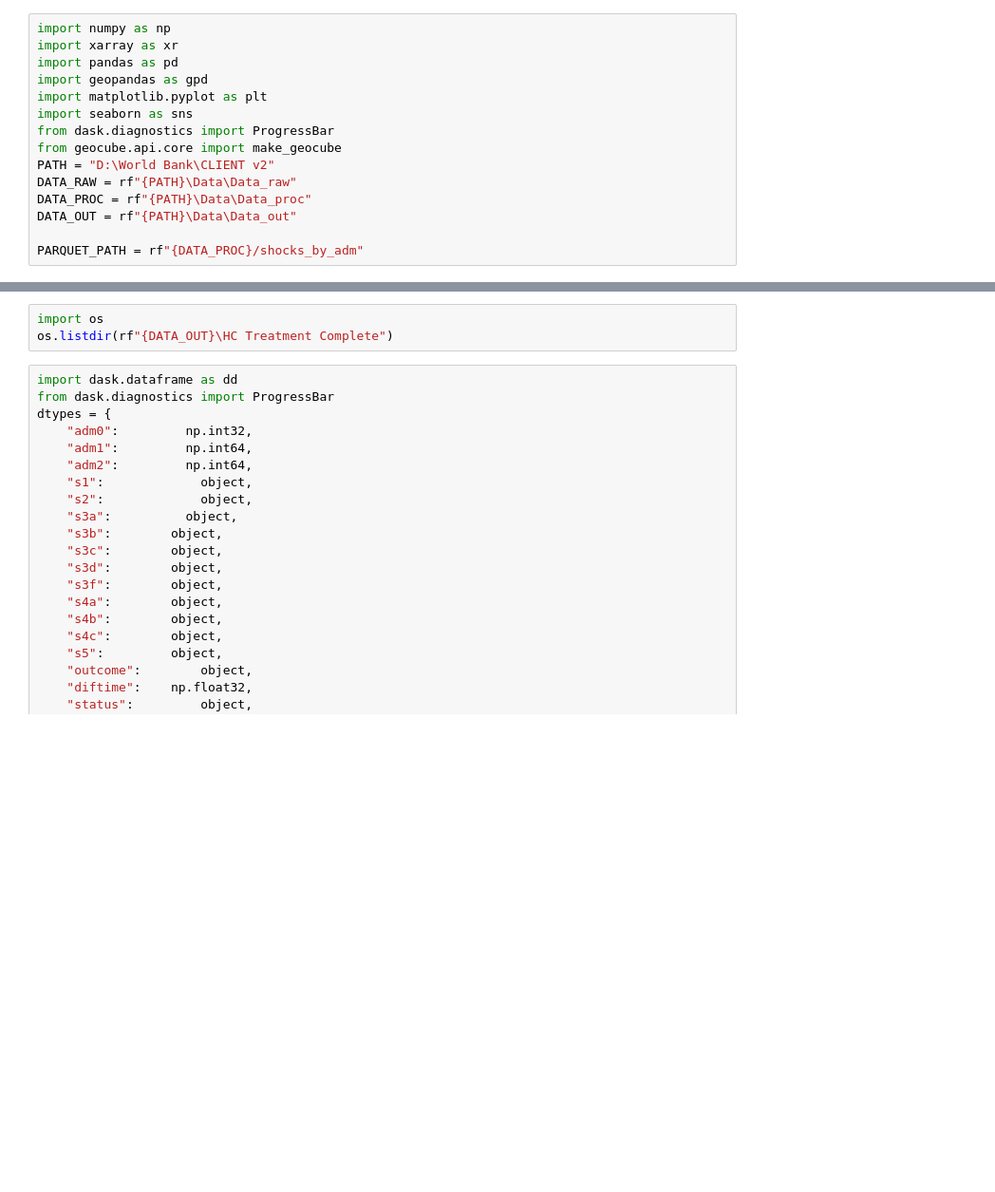
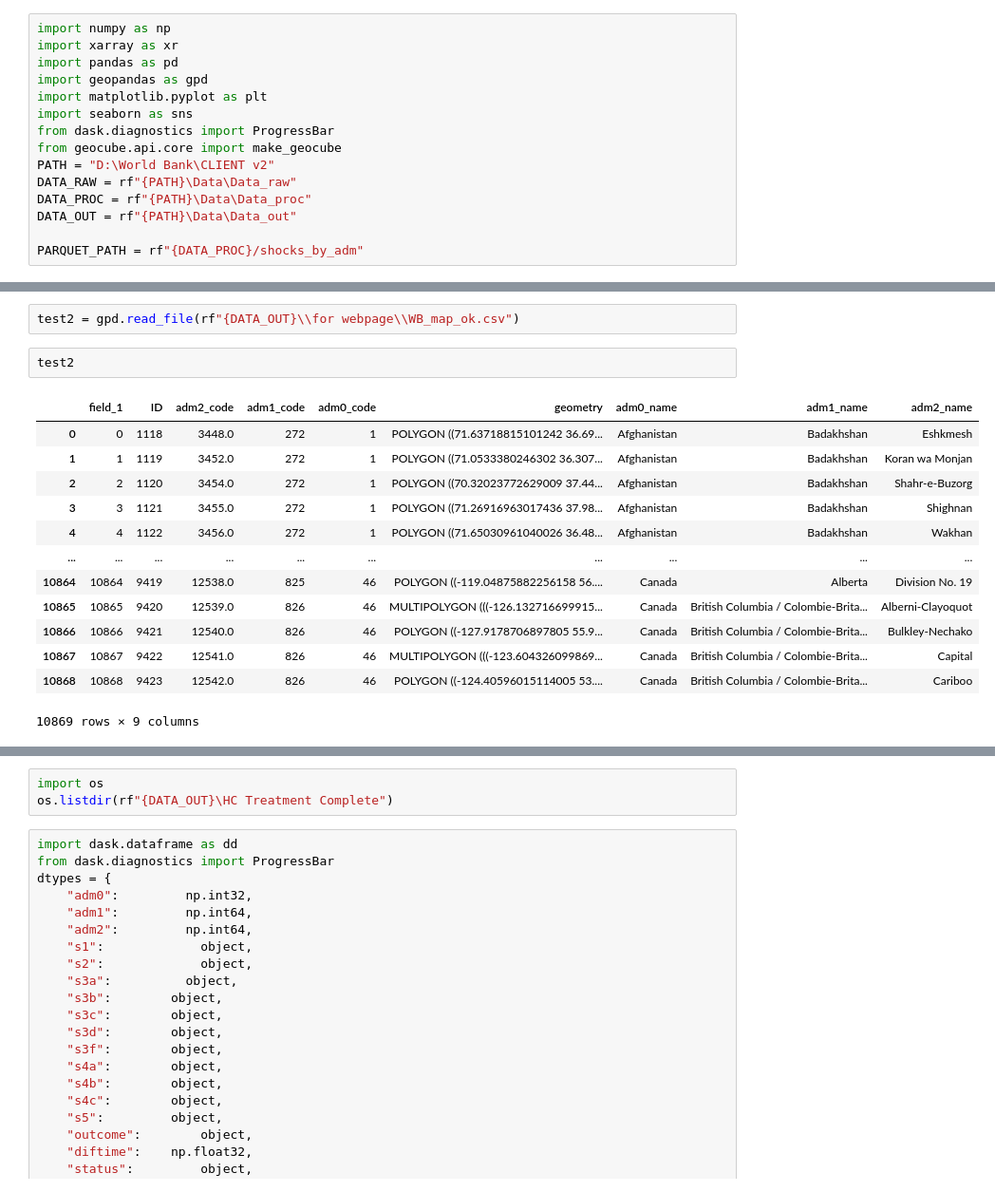
Before and after one commit to Queeno11/CLIENT-v2, a Jupyter notebook: debug.ipynb, the cells around one changed output, grey strips where cells are left out. Shown at 95% size. Cells and saved outputs as stored; diff of their text form; blank space fills up the shorter version.

```diff
--- a/debug.ipynb
+++ b/debug.ipynb
@@ -15,0 +220,18 @@ PARQUET_PATH = rf"{DATA_PROC}/shocks_by_adm"
+# %%
+test2 = gpd.read_file(rf"{DATA_OUT}\\for webpage\\WB_map_ok.csv")
+# %%
+test2
+# %% [output]
+|  | field_1 | ID | adm2_code | adm1_code | adm0_code | geometry | adm0_name | adm1_name | adm2_name |
+| 0 | 0 | 1118 | 3448.0 | 272 | 1 | POLYGON ((71.63718815101242 36.69... | Afghanistan | Badakhshan | Eshkmesh |
+| 1 | 1 | 1119 | 3452.0 | 272 | 1 | POLYGON ((71.0533380246302 36.307... | Afghanistan | Badakhshan | Koran wa Monjan |
+| 2 | 2 | 1120 | 3454.0 | 272 | 1 | POLYGON ((70.32023772629009 37.44... | Afghanistan | Badakhshan | Shahr-e-Buzorg |
+| 3 | 3 | 1121 | 3455.0 | 272 | 1 | POLYGON ((71.26916963017436 37.98... | Afghanistan | Badakhshan | Shighnan |
+| 4 | 4 | 1122 | 3456.0 | 272 | 1 | POLYGON ((71.65030961040026 36.48... | Afghanistan | Badakhshan | Wakhan |
+| ... | ... | ... | ... | ... | ... | ... | ... | ... | ... |
+| 10864 | 10864 | 9419 | 12538.0 | 825 | 46 | POLYGON ((-119.04875882256158 56.... | Canada | Alberta | Division No. 19 |
+| 10865 | 10865 | 9420 | 12539.0 | 826 | 46 | MULTIPOLYGON (((-126.132716699915... | Canada | British Columbia / Colombie-Brita... | Alberni-Clayoquot |
+| 10866 | 10866 | 9421 | 12540.0 | 826 | 46 | POLYGON ((-127.9178706897805 55.9... | Canada | British Columbia / Colombie-Brita... | Bulkley-Nechako |
+| 10867 | 10867 | 9422 | 12541.0 | 826 | 46 | MULTIPOLYGON (((-123.604326099869... | Canada | British Columbia / Colombie-Brita... | Capital |
+| 10868 | 10868 | 9423 | 12542.0 | 826 | 46 | POLYGON ((-124.40596015114005 53.... | Canada | British Columbia / Colombie-Brita... | Cariboo |
+10869 rows × 9 columns
```
Also changed, not shown: parts of 20 cells of this notebook, 2 other files.
